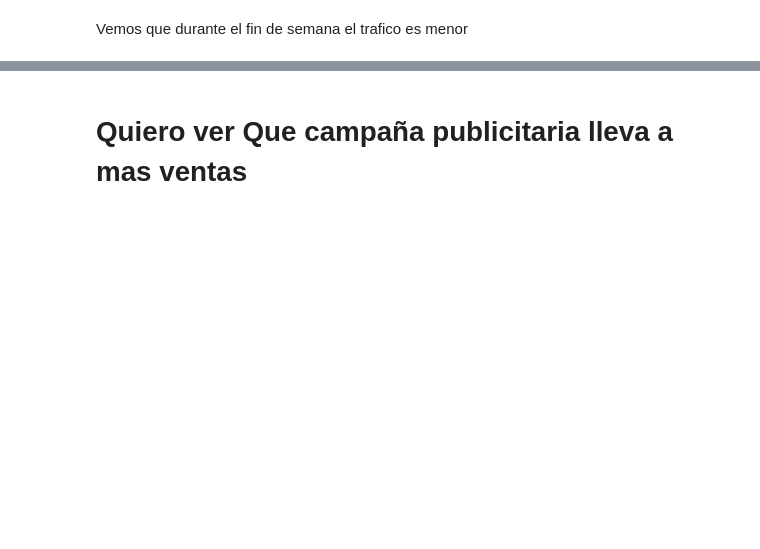
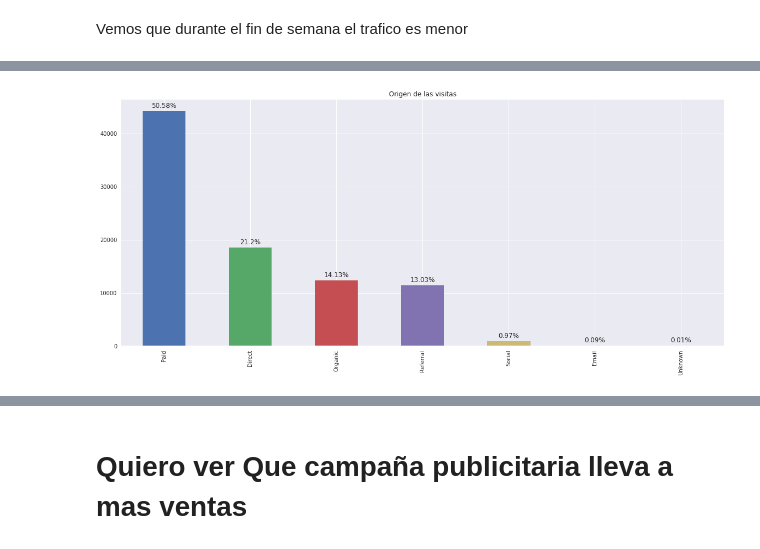
Before and after one commit to AlejandroKler/Datos-TP1, a Jupyter notebook: Analisis-Exploratorio.ipynb, the cells around one changed output, grey strips where cells are left out. Cells and saved outputs as stored; diff of their text form; code cells hidden in the pictures; blank space fills up the shorter version.

```diff
--- a/Analisis-Exploratorio.ipynb
+++ b/Analisis-Exploratorio.ipynb
@@ -13,6 +13,17 @@ import seaborn as sns
 
 %matplotlib inline
 plt.style.use('default')
+# %%
+#Funciones auxiliares
+def mostrar_porcentaje_barplot(ax):
+    suma = 0
+    for p in ax.patches:
+        suma += p.get_height()
+    for p in ax.patches:
+        ax.annotate(str(np.round(100 *(p.get_height() / suma),decimals=2)) + "%", (p.get_x()+p.get_width()/2., p.get_height()), ha='center', va='center', xytext=(0, 10), textcoords='offset points')
+def mostrar_valores_barplot(ax):
+    for p in ax.patches:
+        ax.annotate(np.round(p.get_height(),decimals=2), (p.get_x()+p.get_width()/2., p.get_height()), ha='center', va='center', xytext=(0, 10), textcoords='offset points')
 # %%
 #Cargo el DataFrame
 df = pd.read_csv('events.csv', low_memory=False)
@@ -171,0 +417,8 @@ Como habiamos visto en el grafico anterior, durante el fin de semana la cantidad
+# %%
+visitas = df.loc[df["event"] == "visited site", ['timestamp', 'person', 'channel', 'new_vs_returning', 'city', 'region', 'country', 'device_type', 'screen_resolution', 'operating_system_version', 'browser_version']]
+# %%
+ax = visitas['channel'].value_counts().plot('bar')
+ax.set_title('Origen de las visitas')
+mostrar_porcentaje_barplot(ax)
+# %% [output]
+[figure, added]
```
Also changed, not shown: parts of 41 cells of this notebook.
